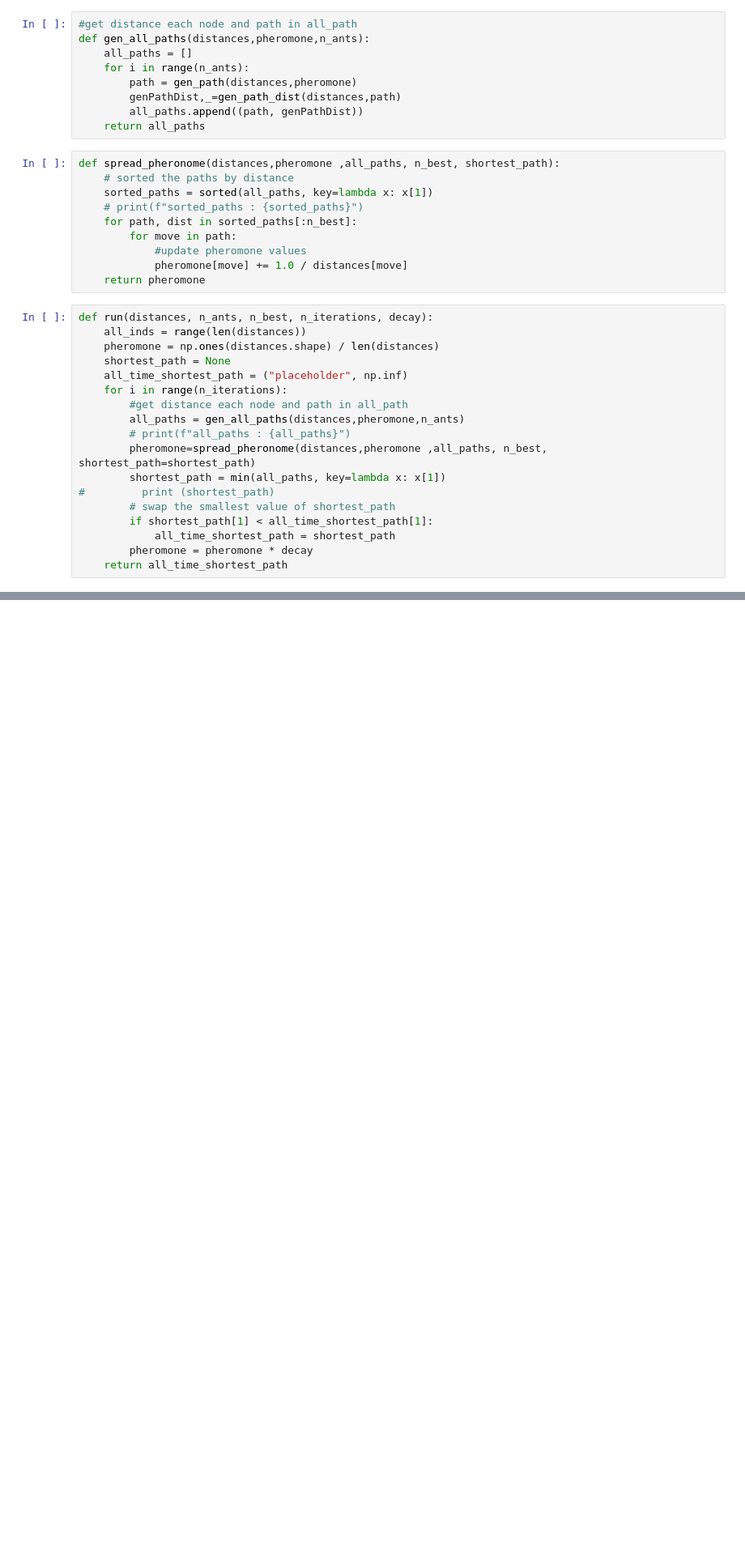
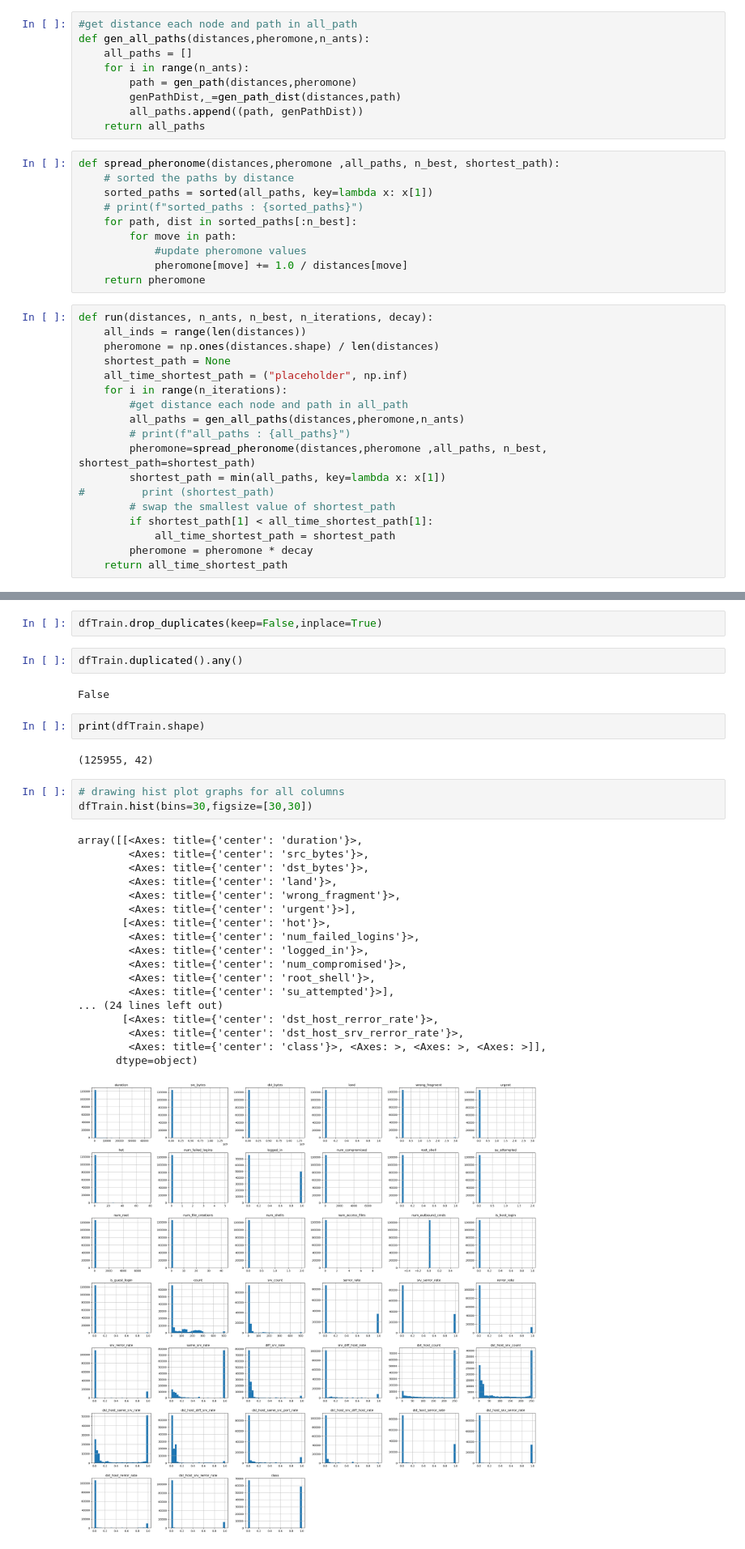
Before and after one commit to gamalahmed3265/ACO-Algorithm, a Jupyter notebook: ACO_Intrusion_Detection_NSL_KDD.ipynb, the cells around one changed output, grey strips where cells are left out. Shown at 81% size. Cells and saved outputs as stored; diff of their text form; blank space fills up the shorter version.

```diff
--- a/ACO_Intrusion_Detection_NSL_KDD.ipynb
+++ b/ACO_Intrusion_Detection_NSL_KDD.ipynb
@@ -212,0 +382,32 @@ def run(distances, n_ants, n_best, n_iterations, decay):
+# %%
+dfTrain.drop_duplicates(keep=False,inplace=True)
+# %%
+dfTrain.duplicated().any()
+# %% [output]
+False
+# %%
+print(dfTrain.shape)
+# %% [output]
+(125955, 42)
+# %%
+# drawing hist plot graphs for all columns
+dfTrain.hist(bins=30,figsize=[30,30])
+# %% [output]
+array([[<Axes: title={'center': 'duration'}>,
+        <Axes: title={'center': 'src_bytes'}>,
+        <Axes: title={'center': 'dst_bytes'}>,
+        <Axes: title={'center': 'land'}>,
+        <Axes: title={'center': 'wrong_fragment'}>,
+        <Axes: title={'center': 'urgent'}>],
+       [<Axes: title={'center': 'hot'}>,
+        <Axes: title={'center': 'num_failed_logins'}>,
+        <Axes: title={'center': 'logged_in'}>,
+        <Axes: title={'center': 'num_compromised'}>,
+        <Axes: title={'center': 'root_shell'}>,
+        <Axes: title={'center': 'su_attempted'}>],
+... (24 lines left out)
+       [<Axes: title={'center': 'dst_host_rerror_rate'}>,
+        <Axes: title={'center': 'dst_host_srv_rerror_rate'}>,
+        <Axes: title={'center': 'class'}>, <Axes: >, <Axes: >, <Axes: >]],
+      dtype=object)
+[figure, added]
```
Also changed, not shown: parts of 32 cells of this notebook.
